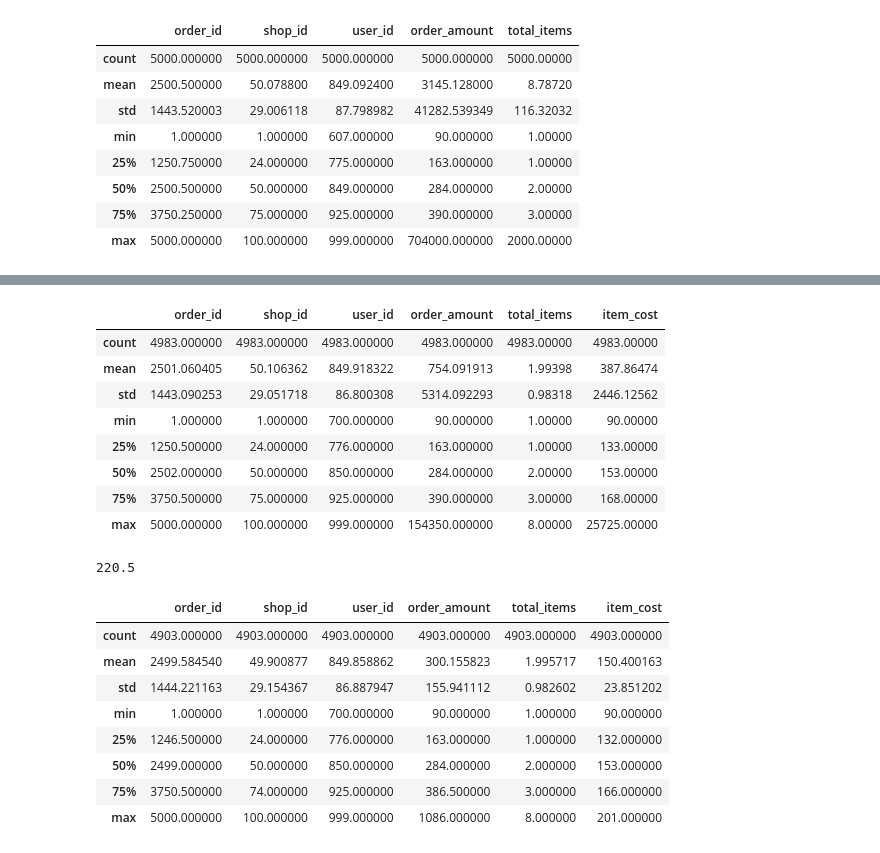
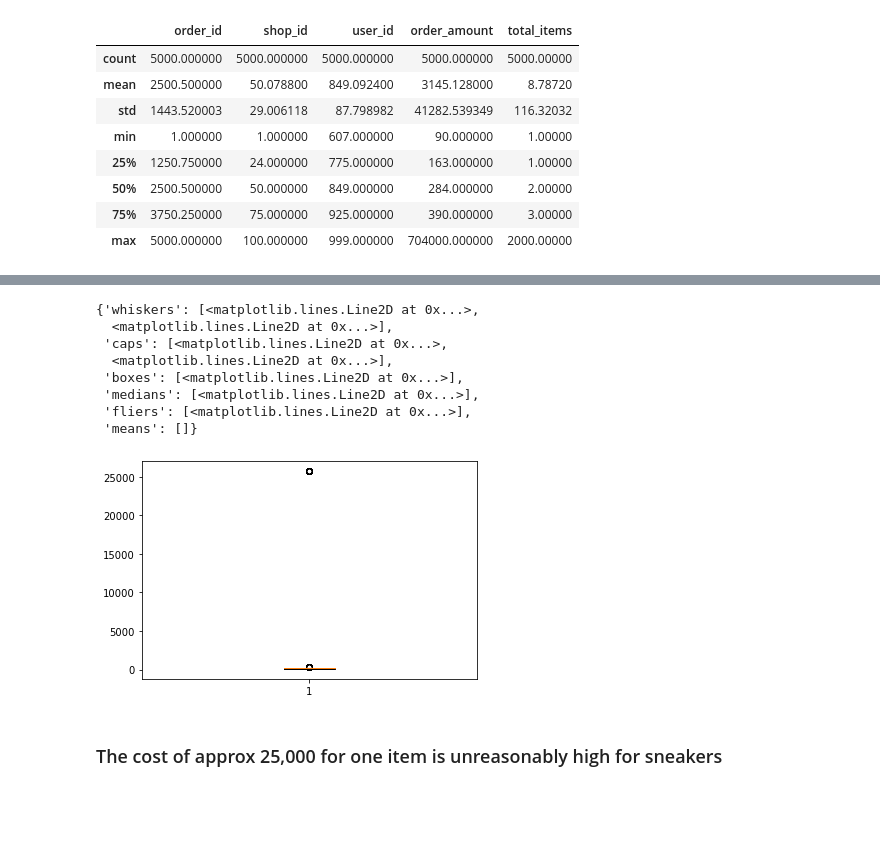
Before and after one commit to mhertel278/shopify_intern_challenge, a Jupyter notebook: shopify_challenge.ipynb, the cells around one changed output, grey strips where cells are left out. Drawn from its saved outputs; the diff is of its cells as text; code cells hidden in the pictures; blank space fills up the shorter version.

```diff
--- a/shopify_challenge.ipynb
+++ b/shopify_challenge.ipynb
@@ -74,36 +155,15 @@ plt.boxplot(orders_df['total_items'])
-# %%
-dropped_outliers_df = orders_df[orders_df['total_items']<2000]
-dropped_outliers_df.describe()
-# %% [output]
-|  | order_id | shop_id | user_id | order_amount | total_items | item_cost |
-| count | 4983.000000 | 4983.000000 | 4983.000000 | 4983.000000 | 4983.00000 | 4983.00000 |
-| mean | 2501.060405 | 50.106362 | 849.918322 | 754.091913 | 1.99398 | 387.86474 |
-| std | 1443.090253 | 29.051718 | 86.800308 | 5314.092293 | 0.98318 | 2446.12562 |
-| min | 1.000000 | 1.000000 | 700.000000 | 90.000000 | 1.00000 | 90.00000 |
-| 25% | 1250.500000 | 24.000000 | 776.000000 | 163.000000 | 1.00000 | 133.00000 |
-| 50% | 2502.000000 | 50.000000 | 850.000000 | 284.000000 | 2.00000 | 153.00000 |
-| 75% | 3750.500000 | 75.000000 | 925.000000 | 390.000000 | 3.00000 | 168.00000 |
-| max | 5000.000000 | 100.000000 | 999.000000 | 154350.000000 | 8.00000 | 25725.00000 |
-# %%
-# define quartiles and interquartile range for item cost
-q3 = dropped_outliers_df.describe().loc['75%','item_cost']
-q1 = dropped_outliers_df.describe().loc['25%','item_cost']
-iq = q3 - q1
-# upper fence
-uf = q3 + 1.5*iq
-uf
-# %% [output]
-220.5
-# %%
-dropped_outliers_df2 = dropped_outliers_df[dropped_outliers_df['item_cost']<uf]
-dropped_outliers_df2.describe()
-# %% [output]
-|  | order_id | shop_id | user_id | order_amount | total_items | item_cost |
-| count | 4903.000000 | 4903.000000 | 4903.000000 | 4903.000000 | 4903.000000 | 4903.000000 |
-| mean | 2499.584540 | 49.900877 | 849.858862 | 300.155823 | 1.995717 | 150.400163 |
-| std | 1444.221163 | 29.154367 | 86.887947 | 155.941112 | 0.982602 | 23.851202 |
-| min | 1.000000 | 1.000000 | 700.000000 | 90.000000 | 1.000000 | 90.000000 |
-| 25% | 1246.500000 | 24.000000 | 776.000000 | 163.000000 | 1.000000 | 132.000000 |
-| 50% | 2499.000000 | 50.000000 | 850.000000 | 284.000000 | 2.000000 | 153.000000 |
-| 75% | 3750.500000 | 74.000000 | 925.000000 | 386.500000 | 3.000000 | 166.000000 |
-| max | 5000.000000 | 100.000000 | 999.000000 | 1086.000000 | 8.000000 | 201.000000 |
+# %%
+# view boxplot to visualize possible outliers in item cost
+plt.boxplot(orders_df2['item_cost'])x
+# %% [output]
+{'whiskers': [<matplotlib.lines.Line2D at 0x...>,
+  <matplotlib.lines.Line2D at 0x...>],
+ 'caps': [<matplotlib.lines.Line2D at 0x...>,
+  <matplotlib.lines.Line2D at 0x...>],
+ 'boxes': [<matplotlib.lines.Line2D at 0x...>],
+ 'medians': [<matplotlib.lines.Line2D at 0x...>],
+ 'fliers': [<matplotlib.lines.Line2D at 0x...>],
+ 'means': []}
+[figure, added]
+# %% [markdown]
+### The cost of approx 25,000 for one item is unreasonably high for sneakers
```
Also changed, not shown: parts of 28 cells of this notebook.
